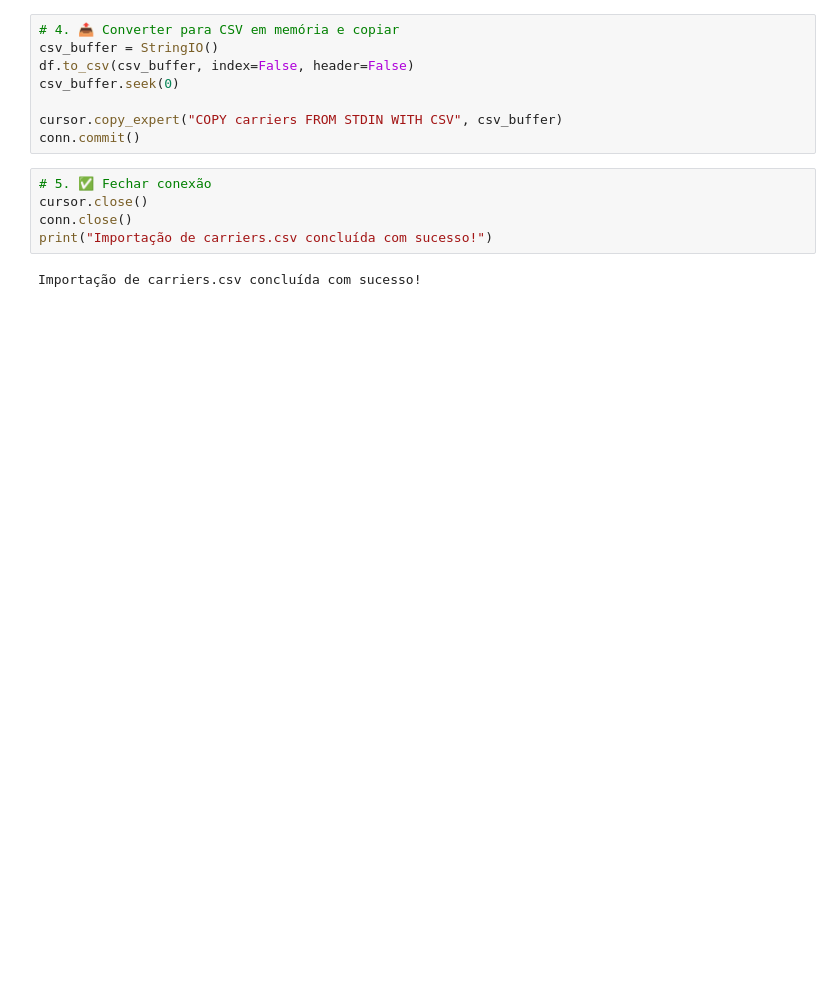
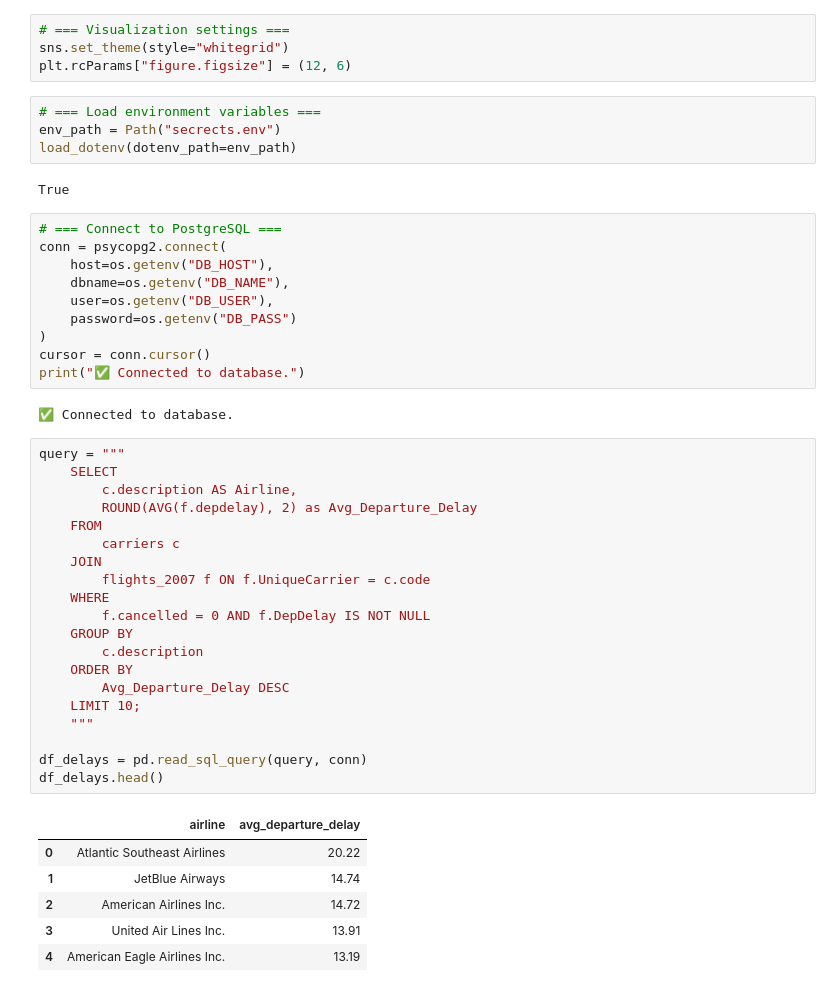
Before and after one commit to Lucasyuki01/College-Airlines-Analysis, a Jupyter notebook: main.ipynb, the cells around one changed output. Drawn from its saved outputs; the diff is of its cells as text; blank space fills up the shorter version.

```diff
--- a/main.ipynb
+++ b/main.ipynb
@@ -96,15 +11,49 @@ conn.commit()
-# %%
-# 4. 📤 Converter para CSV em memória e copiar
-csv_buffer = StringIO()
-df.to_csv(csv_buffer, index=False, header=False)
-csv_buffer.seek(0)
-
-cursor.copy_expert("COPY carriers FROM STDIN WITH CSV", csv_buffer)
-conn.commit()
-# %%
-# 5. ✅ Fechar conexão
-cursor.close()
-conn.close()
-print("Importação de carriers.csv concluída com sucesso!")
-# %% [output]
-Importação de carriers.csv concluída com sucesso!
+# %%
+# === Visualization settings ===
+sns.set_theme(style="whitegrid")
+plt.rcParams["figure.figsize"] = (12, 6)
+# %%
+# === Load environment variables ===
+env_path = Path("secrects.env")
+load_dotenv(dotenv_path=env_path)
+# %% [output]
+True
+# %%
+# === Connect to PostgreSQL ===
+conn = psycopg2.connect(
+    host=os.getenv("DB_HOST"),
+    dbname=os.getenv("DB_NAME"),
+    user=os.getenv("DB_USER"),
+    password=os.getenv("DB_PASS")
+)
+cursor = conn.cursor()
+print("✅ Connected to database.")
+# %% [output]
+✅ Connected to database.
+# %%
+query = """
+    SELECT
+        c.description AS Airline,
+        ROUND(AVG(f.depdelay), 2) as Avg_Departure_Delay
+    FROM
+        carriers c
+    JOIN
+        flights_2007 f ON f.UniqueCarrier = c.code
+    WHERE
+        f.cancelled = 0 AND f.DepDelay IS NOT NULL
+    GROUP BY
+        c.description
+    ORDER BY
+        Avg_Departure_Delay DESC
+    LIMIT 10;
+    """
+
+df_delays = pd.read_sql_query(query, conn)
+df_delays.head()
+# %% [output]
+|  | airline | avg_departure_delay |
+| 0 | Atlantic Southeast Airlines | 20.22 |
+| 1 | JetBlue Airways | 14.74 |
+| 2 | American Airlines Inc. | 14.72 |
+| 3 | United Air Lines Inc. | 13.91 |
+| 4 | American Eagle Airlines Inc. | 13.19 |
```
Also changed, not shown: parts of 16 cells of this notebook, 5 other files.
